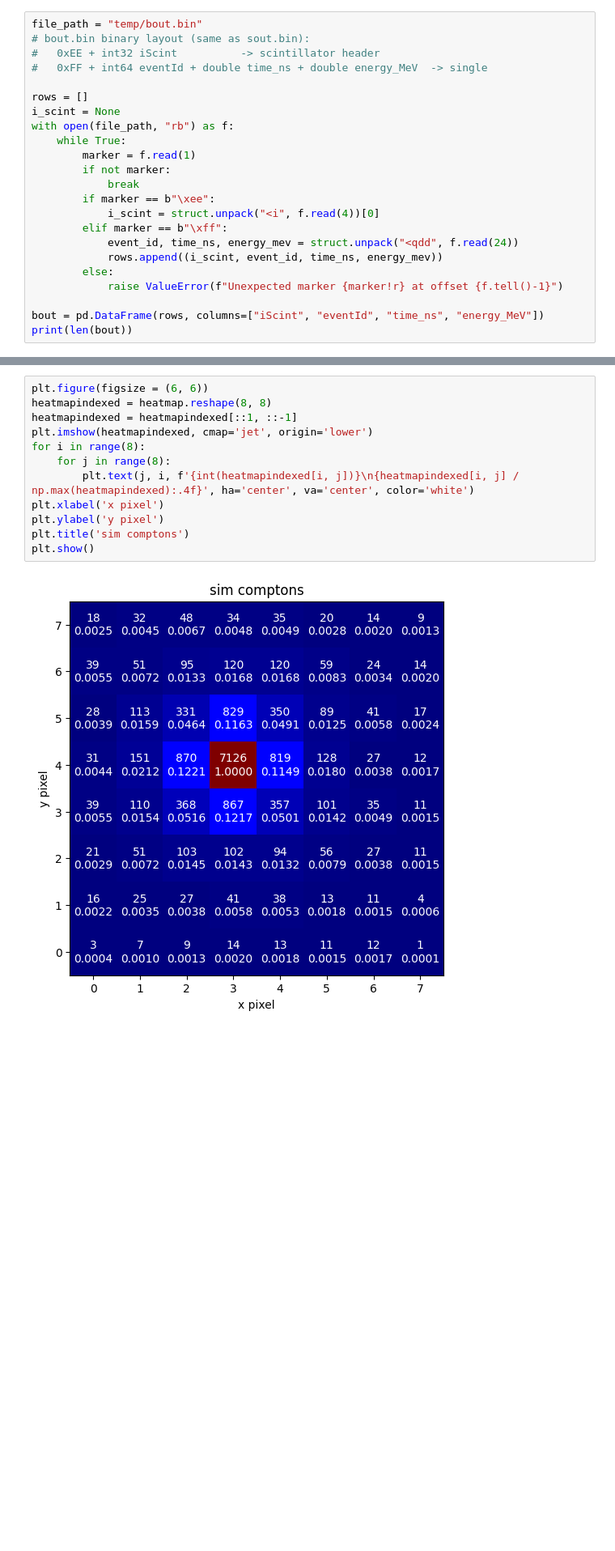
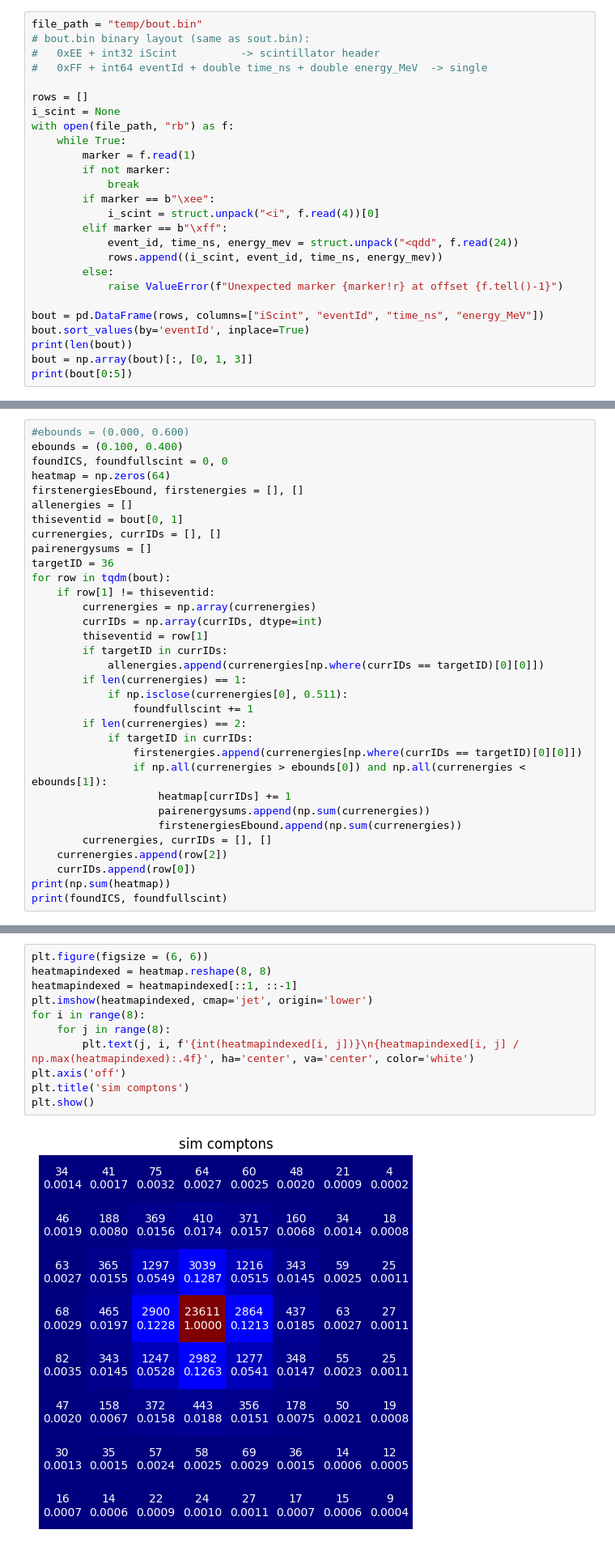
Before and after one commit to chenkale/TPPTComptonReconstruction, a Jupyter notebook: sim/gammapos.ipynb, the cells around one changed output, grey strips where cells are left out. Shown at 81% size. Drawn from its saved outputs; the diff is of its cells as text; blank space fills up the shorter version.

```diff
--- a/sim/gammapos.ipynb
+++ b/sim/gammapos.ipynb
@@ -50,5 +50,8 @@ with open(file_path, "rb") as f:
             raise ValueError(f"Unexpected marker {marker!r} at offset {f.tell()-1}")
 
 bout = pd.DataFrame(rows, columns=["iScint", "eventId", "time_ns", "energy_MeV"])
+bout.sort_values(by='eventId', inplace=True)
 print(len(bout))
+bout = np.array(bout)[:, [0, 1, 3]]
+print(bout[0:5])
 # %% [output]
@@ -156,0 +133,33 @@ print(foundICS, foundfullscint)
+# %%
+#ebounds = (0.000, 0.600)
+ebounds = (0.100, 0.400)
+foundICS, foundfullscint = 0, 0
+heatmap = np.zeros(64)
+firstenergiesEbound, firstenergies = [], []
+allenergies = []
+thiseventid = bout[0, 1]
+currenergies, currIDs = [], []
+pairenergysums = []
+targetID = 36
+for row in tqdm(bout):
+    if row[1] != thiseventid:
+        currenergies = np.array(currenergies)
+        currIDs = np.array(currIDs, dtype=int)
+        thiseventid = row[1]
+        if targetID in currIDs:
+            allenergies.append(currenergies[np.where(currIDs == targetID)[0][0]])
+        if len(currenergies) == 1:
+            if np.isclose(currenergies[0], 0.511):
+                foundfullscint += 1
+        if len(currenergies) == 2:
+            if targetID in currIDs:
+                firstenergies.append(currenergies[np.where(currIDs == targetID)[0][0]])
+                if np.all(currenergies > ebounds[0]) and np.all(currenergies < ebounds[1]):
+                    heatmap[currIDs] += 1
+                    pairenergysums.append(np.sum(currenergies))
+                    firstenergiesEbound.append(np.sum(currenergies))
+        currenergies, currIDs = [], []
+    currenergies.append(row[2])
+    currIDs.append(row[0])
+print(np.sum(heatmap))
+print(foundICS, foundfullscint)
@@ -157,16 +169,15 @@ print(foundICS, foundfullscint)
 # %%
 plt.figure(figsize = (6, 6))
 heatmapindexed = heatmap.reshape(8, 8)
 heatmapindexed = heatmapindexed[::1, ::-1]
 plt.imshow(heatmapindexed, cmap='jet', origin='lower')
 for i in range(8):
     for j in range(8):
         plt.text(j, i, f'{int(heatmapindexed[i, j])}\n{heatmapindexed[i, j] / np.max(heatmapindexed):.4f}', ha='center', va='center', color='white')
-plt.xlabel('x pixel')
-plt.ylabel('y pixel')
+plt.axis('off')
 plt.title('sim comptons')
 plt.show()
 # %% [output]
-[figure, old version]
+[figure, new version]
 # %%
 plt.figure(figsize = (6,3))
```
Also changed, not shown: parts of 7 cells of this notebook, 11 other files.
